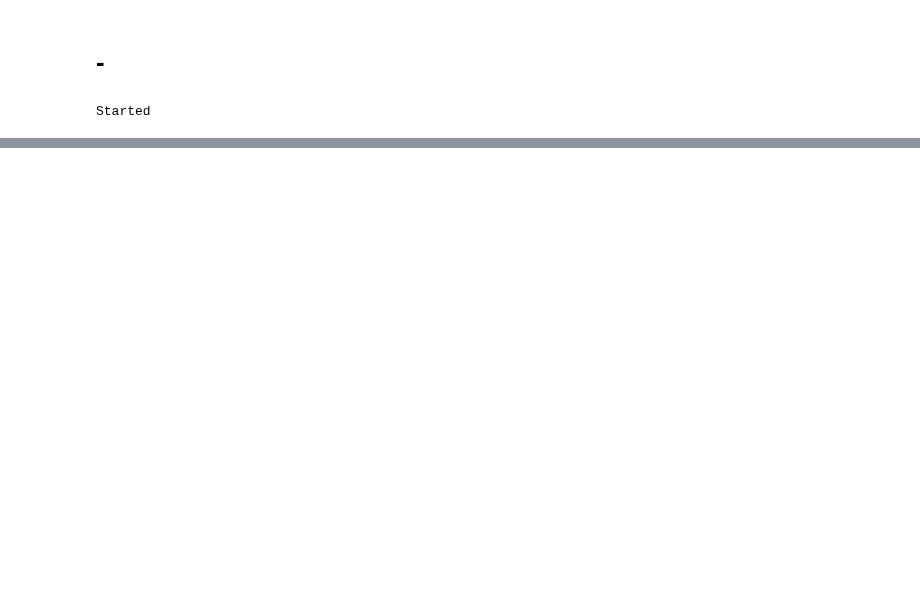
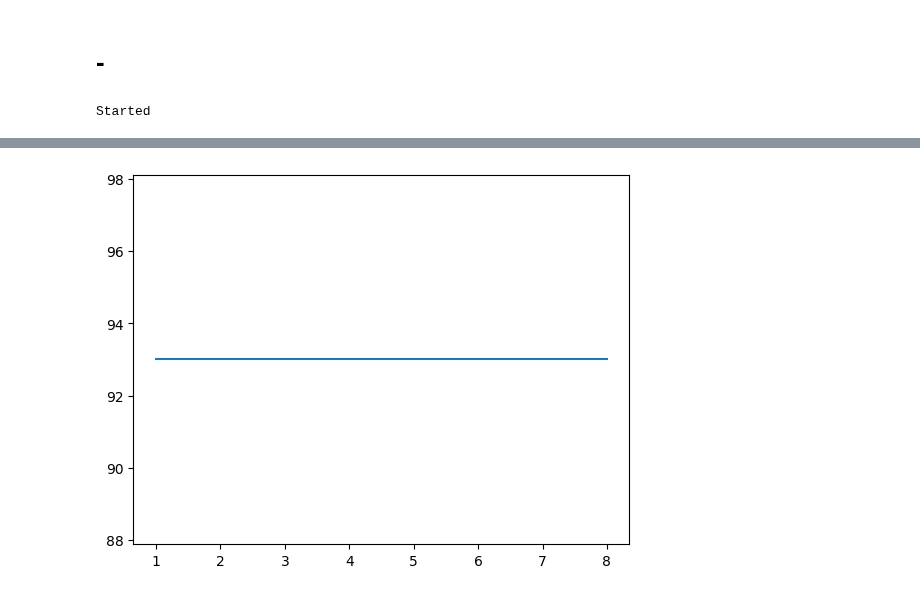
Before and after one commit to weathon/3d2smile, a Jupyter notebook: Test_SMILES.ipynb, the cells around one changed output, grey strips where cells are left out. Saved outputs shown, nothing was run; the diff lists cells and outputs as text; code cells hidden in the pictures; blank space fills up the shorter version.

```diff
--- a/Test_SMILES.ipynb
+++ b/Test_SMILES.ipynb
@@ -306,11 +304,11 @@ class SMILESGenerator(torch.nn.Module):
     self.encoder = encoder
     self.decoder = decoder
 
-  def forward(self, image, text_in_, max_len, beam=1): #just changed beam=1 and it runs so beam cannot be random number???  yeah it has to been factor of 676, which is 2 2 13 13 but original paper did not use beam search
+  def forward(self, image, text_in_, max_len, beam): #just changed beam=1 and it runs so beam cannot be random number???  yeah it has to been factor of 676, which is 2 2 13 13 but original paper did not use beam search
     image_feature = self.encoder(image)
     top_n = list([list(i) for i in torch.tensor(text_in_).repeat(beam,1).detach().cpu().numpy()])
-    print(top_n)
-
+    # print(top_n)
+    image_feature = image_feature.repeat_interleave(beam, dim=0)#.repeat_interleave(beam)
     for i in range(max_len):
       if beam == 1:
         padded_text, l = pad_pack(top_n)
@@ -321,7 +319,26 @@ class SMILESGenerator(torch.nn.Module):
         top_n[0] += [next.detach().cpu().item()]
         if next == 78:
           return top_n
-
+        continue
+      padded_text, l = pad_pack(top_n)
+      padded_text = padded_text.to(device)
+      out = self.decoder(padded_text, image_feature, x_mask=triangle_mask(l).to(device))
+      out = out[:,-1,:]
+      next = torch.topk(torch.flatten(out), beam)
+      indices2d = np.array(np.unravel_index(next.indices.cpu().numpy(), out.shape)).T
+      new_top_n = []
+      count = 0
+      for j in indices2d:
+        beam_number = j[0]
+        char = j[1]
+        if char == 78:
+          count += 1
+          new_top_n.append(top_n[beam_number])
+        else:
+          new_top_n.append(top_n[beam_number] + [char])
+      if count == beam:
+        return new_top_n
+      top_n = new_top_n
     return top_n
 
 
@@ -494,0 +528,8 @@ torch.Size([1, 25, 25])
+# %%
+import pylab
+keys = ans.keys()
+values = ans.values()
+pylab.plot(keys, values)
+pylab.show()
+# %% [output]
+[figure, added]
```
Also changed, not shown: parts of 7 cells of this notebook.
